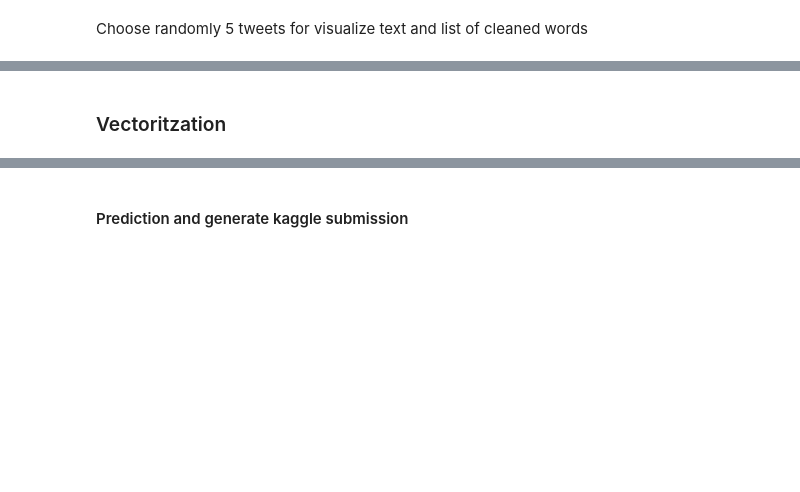
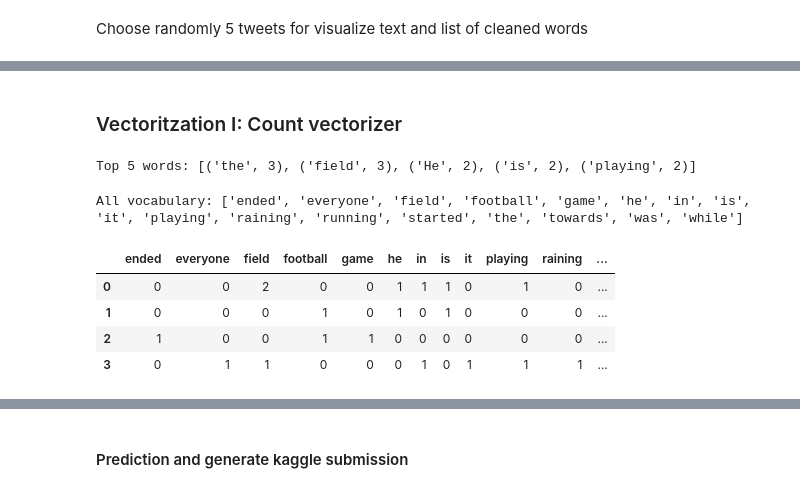
Before and after one commit to casals90/nlp_with_disaster_tweets, a Jupyter notebook: NLP_twitter.ipynb, the cells around one changed output, grey strips where cells are left out. Cells and saved outputs as stored; diff of their text form; code cells hidden in the pictures; blank space fills up the shorter version.

```diff
--- a/NLP_twitter.ipynb
+++ b/NLP_twitter.ipynb
@@ -363,3 +352,37 @@ http://t.co/MoA0q0AuFa Jacksonville family bands together as memorial is planned
 Not real disaster
 # %% [markdown]
-### Vectoritzation
+### Vectoritzation I: Count vectorizer
+# %%
+example_sentences = [
+    'He is playing in the field field',
+    'He is running towards the football',
+    'The football game ended',
+    'It started raining while everyone was playing in the field'
+]
+
+words = list()
+for sentence in example_sentences:
+    for word in sentence.split(" "):
+        words.append(word)
+
+word_number = collections.Counter(words)
+
+print(f"Top 5 words: {word_number.most_common(5)}")
+# %% [output]
+Top 5 words: [('the', 3), ('field', 3), ('He', 2), ('is', 2), ('playing', 2)]
+# %%
+vectorizer = CountVectorizer()
+sentence_vectors = vectorizer.fit_transform(example_sentences)
+
+print(f"All vocabulary: {vectorizer.get_feature_names()}")
+# %% [output]
+All vocabulary: ['ended', 'everyone', 'field', 'football', 'game', 'he', 'in', 'is', 'it', 'playing', 'raining', 'running', 'started', 'the', 'towards', 'was', 'while']
+# %%
+count_vectorized_df = pd.DataFrame(sentence_vectors.toarray(), columns=vectorizer.get_feature_names())
+count_vectorized_df
+# %% [output]
+|  | ended | everyone | field | football | game | he | in | is | it | playing | raining | ... |
+| 0 | 0 | 0 | 2 | 0 | 0 | 1 | 1 | 1 | 0 | 1 | 0 | ... |
+| 1 | 0 | 0 | 0 | 1 | 0 | 1 | 0 | 1 | 0 | 0 | 0 | ... |
+| 2 | 1 | 0 | 0 | 1 | 1 | 0 | 0 | 0 | 0 | 0 | 0 | ... |
+| 3 | 0 | 1 | 1 | 0 | 0 | 0 | 1 | 0 | 1 | 1 | 1 | ... |
```
Also changed, not shown: parts of 32 cells of this notebook, 1 other file.
